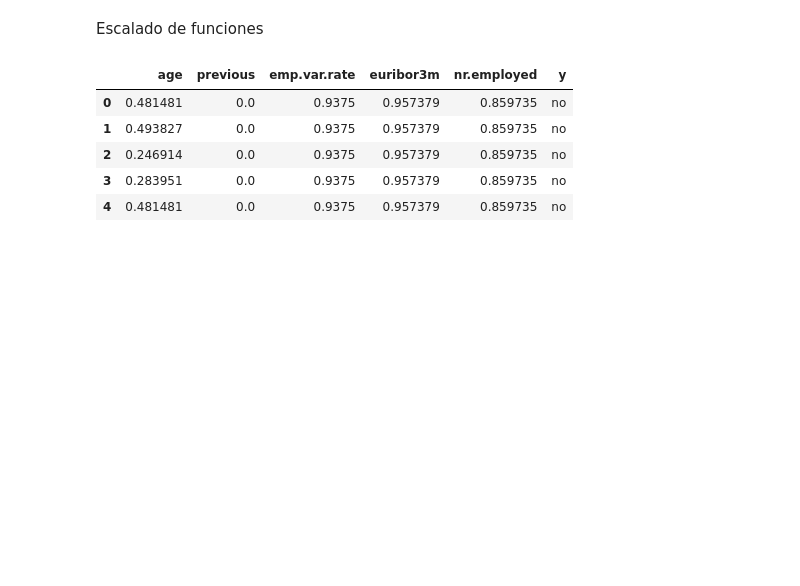
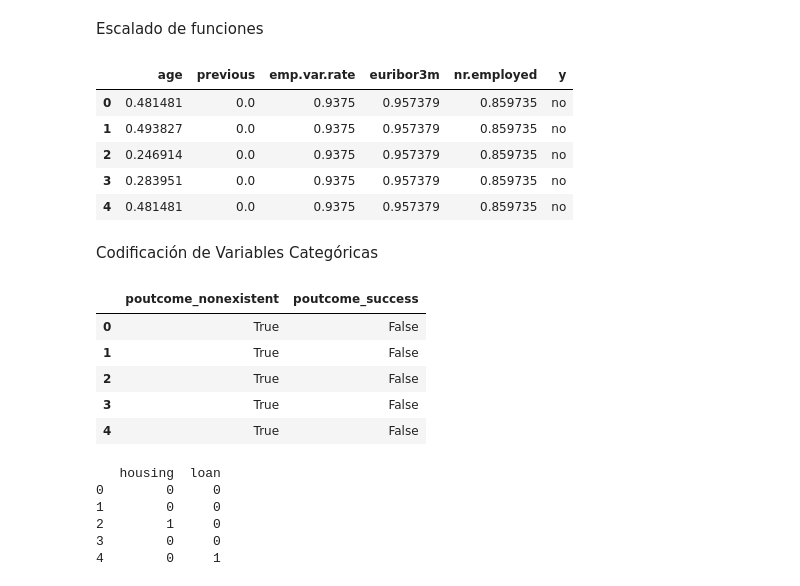
Before and after one commit to 4GeeksAcademy/0904machine-learning-python-template, a Jupyter notebook: src/explore.ipynb, the cells around one changed output. Cells and saved outputs as stored; diff of their text form; code cells hidden in the pictures; blank space fills up the shorter version.

```diff
--- a/src/explore.ipynb
+++ b/src/explore.ipynb
@@ -603,6 +597,16 @@ df_scal.head()
 | 2 | 0.246914 | 0.0 | 0.9375 | 0.957379 | 0.859735 | no |
 | 3 | 0.283951 | 0.0 | 0.9375 | 0.957379 | 0.859735 | no |
 | 4 | 0.481481 | 0.0 | 0.9375 | 0.957379 | 0.859735 | no |
+# %% [markdown]
+Codificación de Variables Categóricas
 # %%
-# One-hot encoding para la variable poutcome
 dt = pd.get_dummies(dt, columns=["poutcome"], prefix="poutcome", drop_first=True)
+
+dt.filter(like="poutcome").head()
+# %% [output]
+|  | poutcome_nonexistent | poutcome_success |
+| 0 | True | False |
+| 1 | True | False |
+| 2 | True | False |
+| 3 | True | False |
+| 4 | True | False |
@@ -608,0 +615,12 @@ dt = pd.get_dummies(dt, columns=["poutcome"], prefix="poutcome", drop_first=True
+# %%
+dt["housing"] = pd.factorize(dt["housing"])[0]
+dt["loan"] = pd.factorize(dt["loan"])[0]
+
+print(dt[["housing", "loan"]].head())
+# %% [output]
+   housing  loan
+0        0     0
+1        0     0
+2        1     0
+3        0     0
+4        0     1
```
Also changed, not shown: parts of 15 cells of this notebook.
